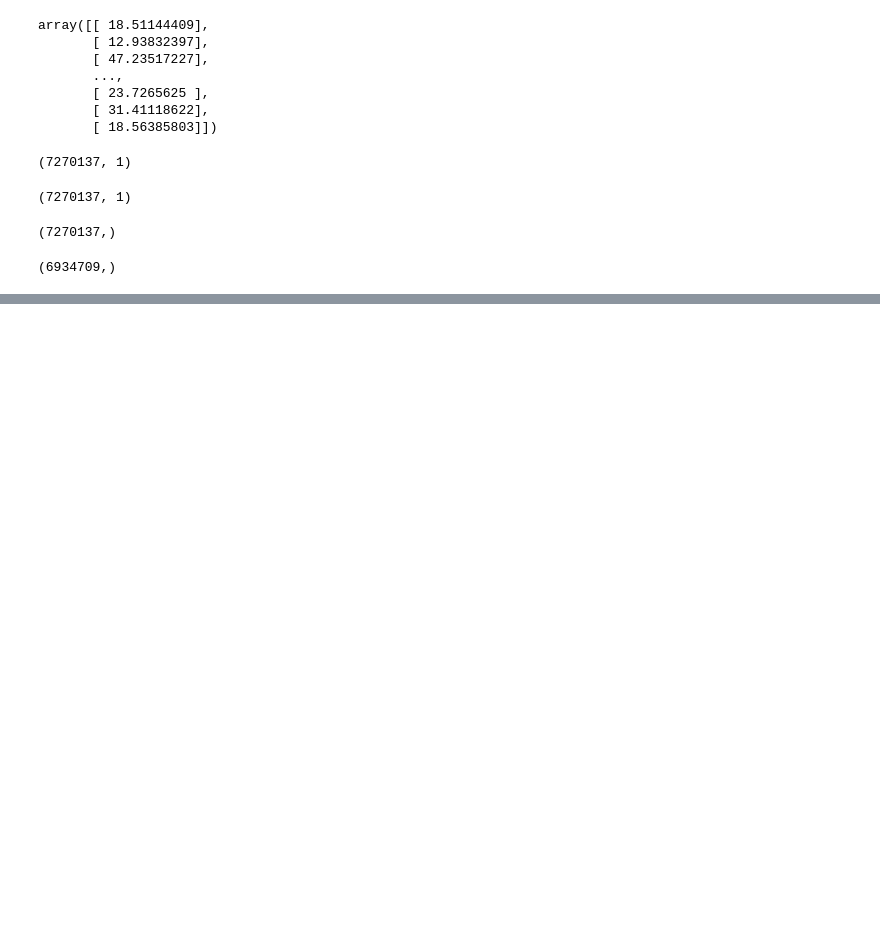
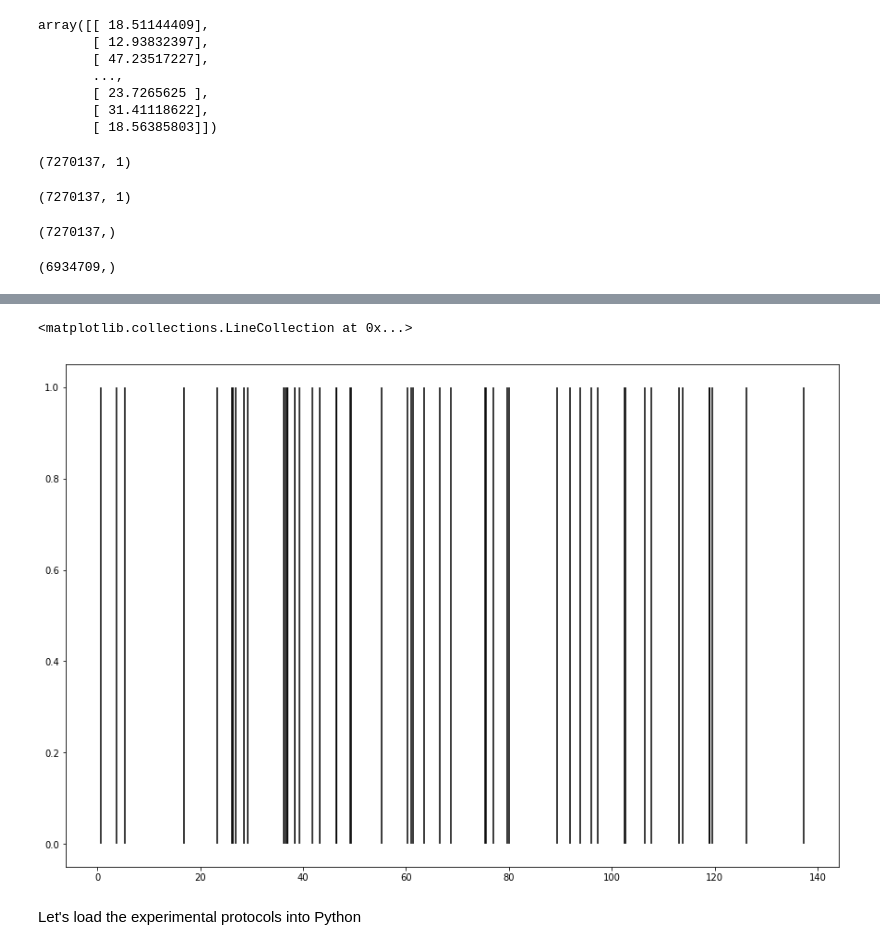
Before and after one commit to jeliason/ds_practice, a Jupyter notebook: neuro/cortexlab-2array/cortexlab-eda.ipynb, the cells around one changed output, grey strips where cells are left out. Drawn from its saved outputs; the diff is of its cells as text; code cells hidden in the pictures; blank space fills up the shorter version.

```diff
--- a/neuro/cortexlab-2array/cortexlab-eda.ipynb
+++ b/neuro/cortexlab-2array/cortexlab-eda.ipynb
@@ -84,0 +132,3 @@ dtype: int64
+# %%
+neuron_ix = 200
+neuron = spk_binned[neuron_ix]
@@ -84,0 +143,8 @@ dtype: int64
+# %%
+fig,ax=plt.subplots(figsize=(15,10))
+ax.vlines(spk[neuron_ix][:50],0,1)
+# %% [output]
+<matplotlib.collections.LineCollection at 0x...>
+[figure, added]
+# %% [markdown]
+Let's load the experimental protocols into Python
```
Also changed, not shown: parts of 41 cells of this notebook.
